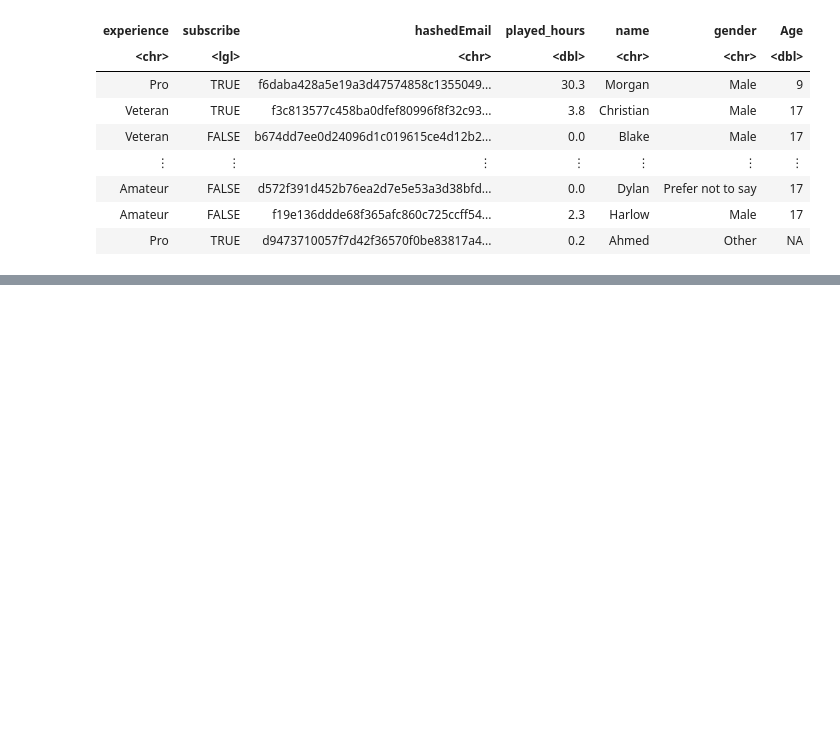
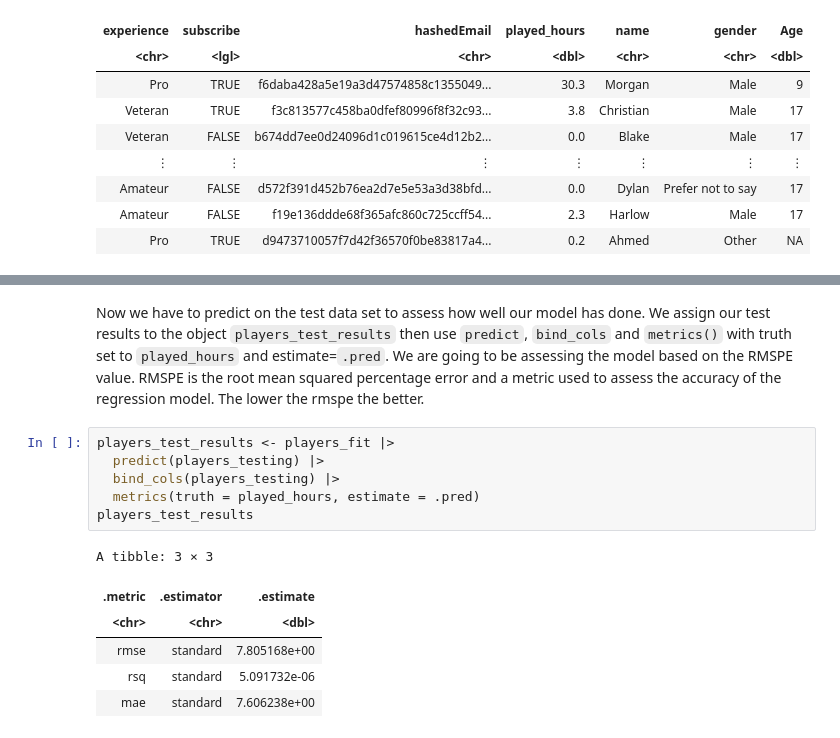
Before and after one commit to bonniechow19/minecraft_project, a Jupyter notebook: minecraft_project.ipynb, the cells around one changed output, grey strips where cells are left out. Saved outputs shown, nothing was run; the diff lists cells and outputs as text; blank space fills up the shorter version.

```diff
--- a/minecraft_project.ipynb
+++ b/minecraft_project.ipynb
@@ -65,0 +160,15 @@ A spec_tbl_df: 196 × 7
+# %% [markdown]
+Now we have to predict on the test data set to assess how well our model has done. We assign our test results to the object `players_test_results` then use `predict`, `bind_cols` and `metrics()` with truth set to `played_hours` and estimate=`.pred`. We are going to be assessing the model based on the RMSPE value. RMSPE is the root mean squared percentage error and a metric used to assess the accuracy of the regression model. The lower the rmspe the better.
+# %%
+players_test_results <- players_fit |>
+  predict(players_testing) |>
+  bind_cols(players_testing) |>
+  metrics(truth = played_hours, estimate = .pred)
+players_test_results
+# %% [output]
+A tibble: 3 × 3
+| .metric | .estimator | .estimate |
+| <chr> | <chr> | <dbl> |
+| rmse | standard | 7.805168e+00 |
+| rsq | standard | 5.091732e-06 |
+| mae | standard | 7.606238e+00 |
```
Also changed, not shown: parts of 17 cells of this notebook, 1 other file.
